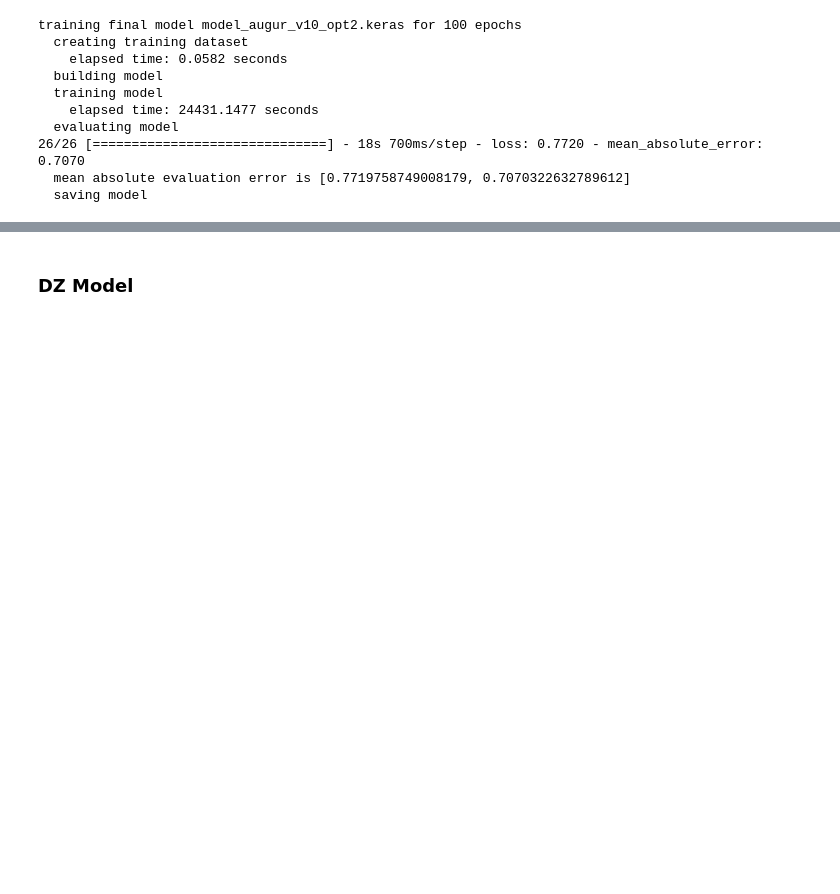
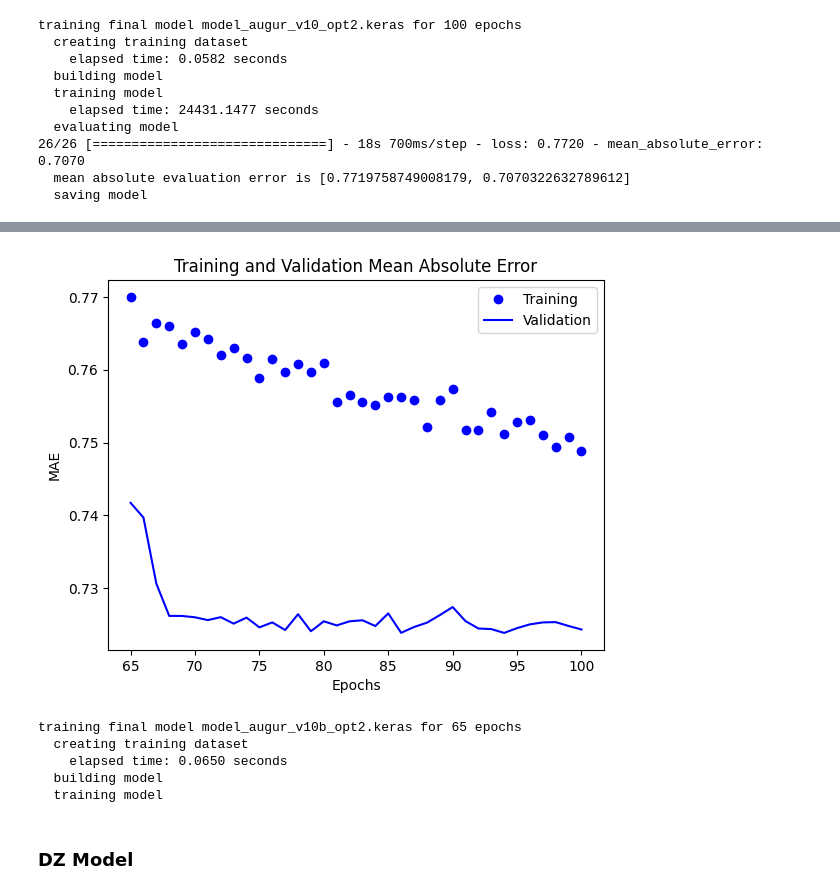
Before and after one commit to bleuchien/PTR-augur, a Jupyter notebook: notebooks/neuralnet_baseline-opt2.ipynb, the cells around one changed output, grey strips where cells are left out. Saved outputs shown, nothing was run; the diff lists cells and outputs as text; code cells hidden in the pictures; blank space fills up the shorter version.

```diff
--- a/notebooks/neuralnet_baseline-opt2.ipynb
+++ b/notebooks/neuralnet_baseline-opt2.ipynb
@@ -1498,3 +1647,53 @@ training final model model_augur_v10_opt2.keras for 100 epochs
+# %%
+v10b_train_mae = average_train_mae
+v10b_val_mae = average_val_mae
+# %%
+plot_loss(v10b_train_mae, v10b_val_mae, start_epoch=65)
+# %% [output]
+[figure, added]
+# %%
+# train final model
+
+# model file name
+model_name = 'model_augur_v10b_opt2.keras'
+
+# timer
+t = Timer()
+
+# training and validation mean absolute error results
+train_mae = []
+val_mae = []
+
+# number of epochs to train for
+epochs = 65
+
+print(f'training final model {model_name} for {epochs} epochs')
+
+print('  creating training dataset')
+t.start()
+train_ds = create_dataset(X_train, y_train, batch_size=batch_size, sort=True)
+t.stop()
+
+print('  building model')
+model = augur_model_v10()
+
+print('  training model')
+t.start()
+run_model(model, train_ds, None, epochs=epochs, start_epoch=1, oneshot=False, verbose=False)
+t.stop()
+
+print('  evaluating model')
+mae = model.evaluate(test_ds)
+print(f'  mean absolute evaluation error is {mae}')
+
+print('  saving model')
+model.save(model_name)
+# %% [output]
+training final model model_augur_v10b_opt2.keras for 65 epochs
+  creating training dataset
+    elapsed time: 0.0650 seconds
+  building model
+  training model
 # %% [markdown]
 ### DZ Model
 # %%
```
Also changed, not shown: parts of 4 cells of this notebook.
